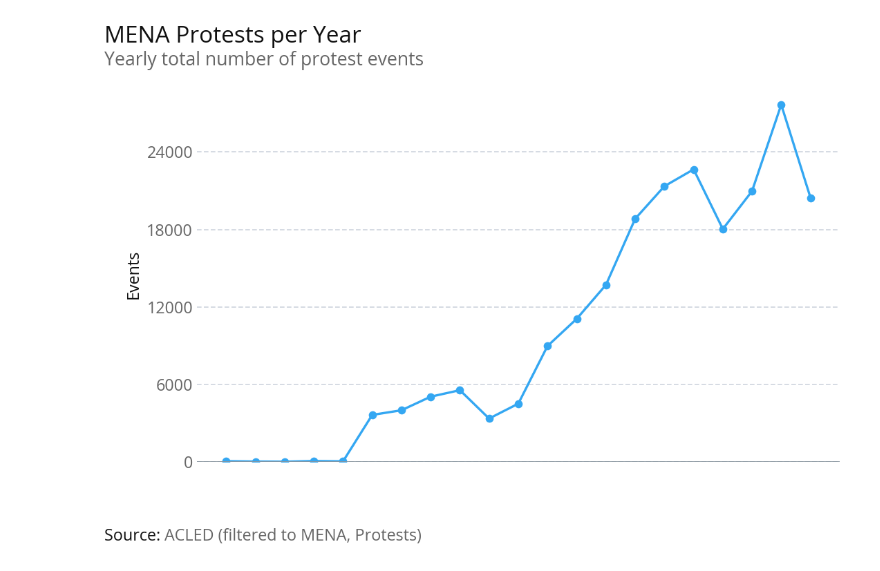
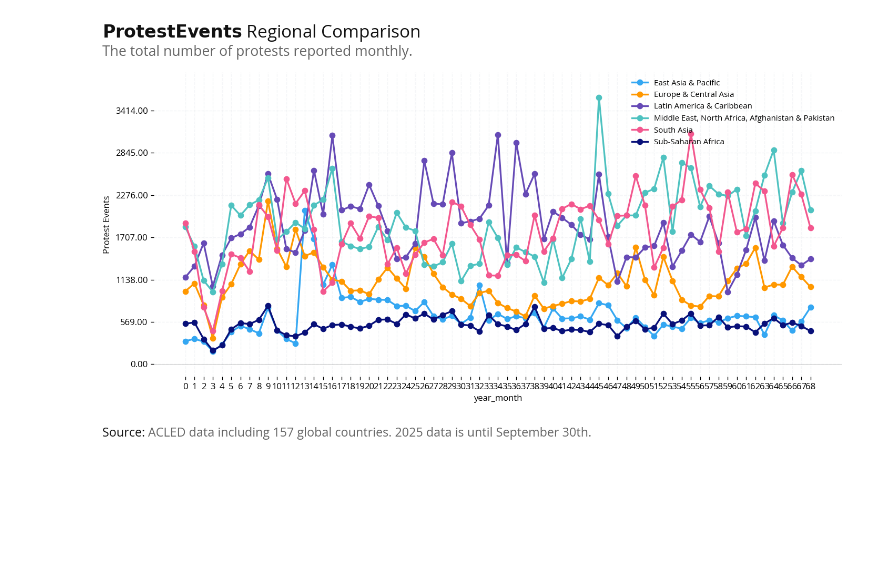
Before and after one commit to datapartnership/GenZ_Protest_Analysis, a Jupyter notebook: notebooks/protest_overview.ipynb, the cells around one changed output. Saved outputs shown, nothing was run; the diff lists cells and outputs as text; code cells hidden in the pictures; blank space fills up the shorter version.

```diff
--- a/notebooks/protest_overview.ipynb
+++ b/notebooks/protest_overview.ipynb
@@ -51 +188,12 @@ protests['country'].nunique()
+# %%
+from visuals import *
+indicator = 'Protest Events'
+df = protests_region_monthly#[protests_region['wb_region']#.isin(['MEA', 'SSF', 'ECS', 'SAS', 'EAS'])]
+plot_lines_wb(df[df['year']>=2020], line_col = 'region_name', x_col ='year_month',
+              value_col = indicator,
+              title = f'{str(indicator).replace(" ", "")} Regional Comparison',
+              subtitle='The total number of protests reported monthly.',
+              note='ACLED data including 157 global countries. 2025 data is until September 30th.')
+# %% [output]
+[figure, added]
 # %%
@@ -53,25 +200,0 @@ mena_protests_sub_event = mena_protests.groupby(['country','sub_event_type', pd.
-# %%
-# Yearly MENA protest counts and WB-styled line plot
-# Build yearly totals (already filtered to MENA and year >= 2005 earlier)
-df_yearly = (
-    mena_protests
-    .groupby(pd.Grouper(key='event_date', freq='YS'))
-    .size()
-    .reset_index(name='nrEvents')
-    .sort_values('event_date')
-)
-
-@wb_plot(
-    title="MENA Protests per Year",
-    subtitle="Yearly total number of protest events",
-    note=[("Source:", "ACLED (filtered to MENA, Protests)")],
-)
-def plot_mena_yearly(axs):
-    ax = axs[0] if isinstance(axs, (list, tuple)) else axs
-    ax.plot(df_yearly['event_date'], df_yearly['nrEvents'], marker='o', linewidth=2, label='Total protests')
-    ax.set_ylabel("Events")
-    ax.legend()
-
-plot_mena_yearly()
-# %% [output]
-[figure, removed]
```
Also changed, not shown: parts of 45 cells of this notebook, 1 other file.
